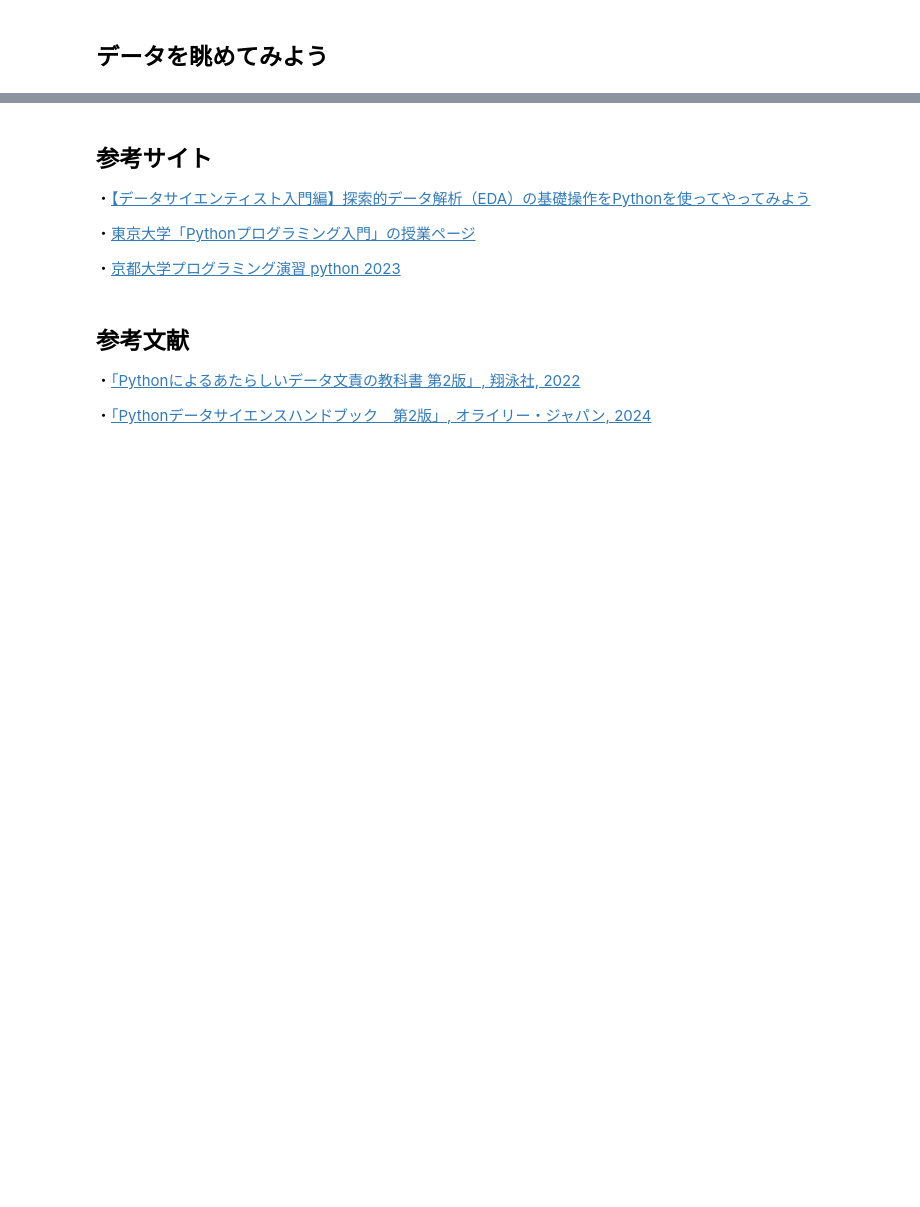
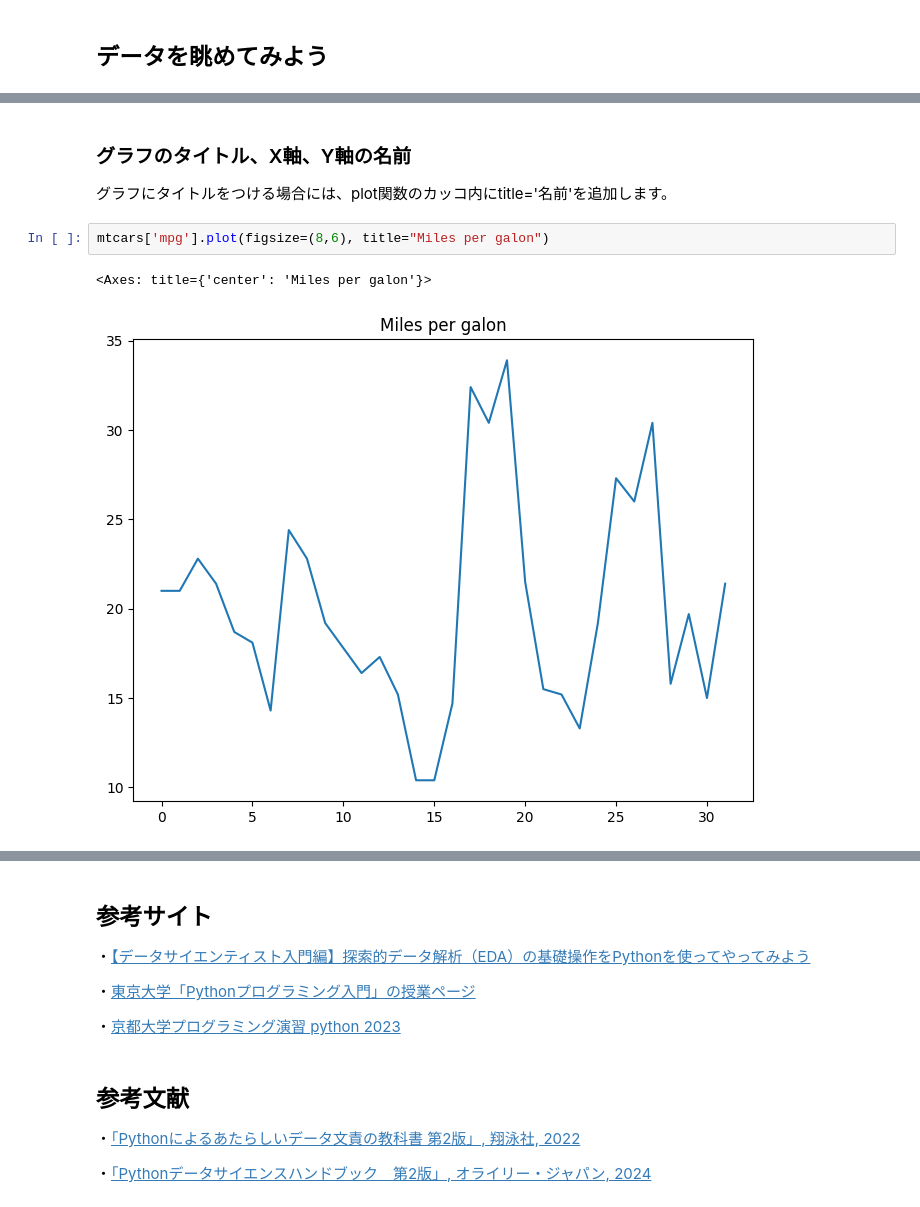
Before and after one commit to Satyosh/Python_Learning, a Jupyter notebook: Python_nyumon.ipynb, the cells around one changed output, grey strips where cells are left out. Drawn from its saved outputs; the diff is of its cells as text; blank space fills up the shorter version.

```diff
--- a/Python_nyumon.ipynb
+++ b/Python_nyumon.ipynb
@@ -52,0 +280,8 @@ df.head(10)
+# %% [markdown]
+### グラフのタイトル、X軸、Y軸の名前
+グラフにタイトルをつける場合には、plot関数のカッコ内にtitle='名前'を追加します。
+# %%
+mtcars['mpg'].plot(figsize=(8,6), title="Miles per galon")
+# %% [output]
+<Axes: title={'center': 'Miles per galon'}>
+[figure, added]
```
Also changed, not shown: parts of 78 cells of this notebook.
